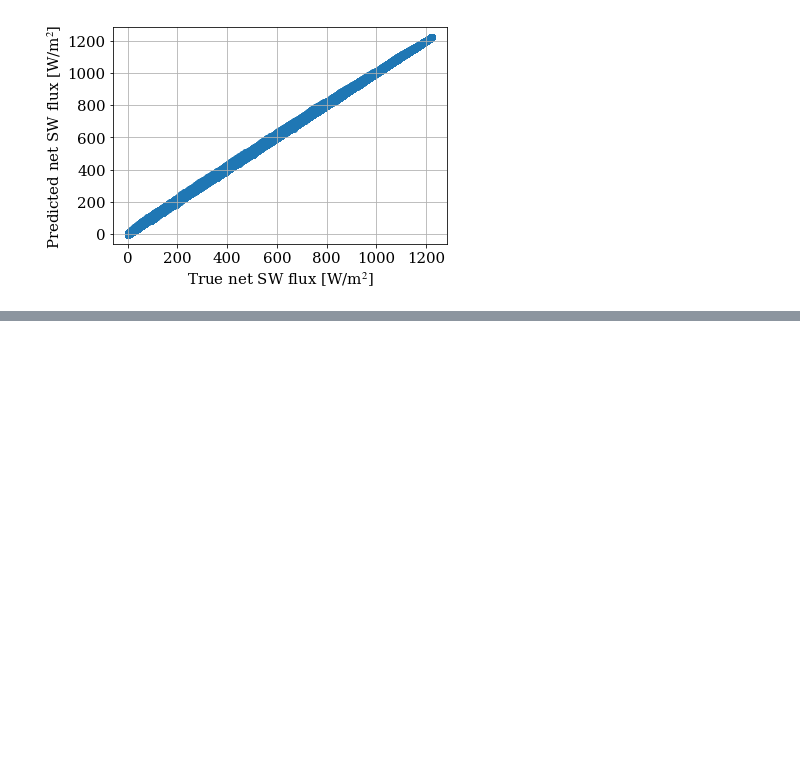
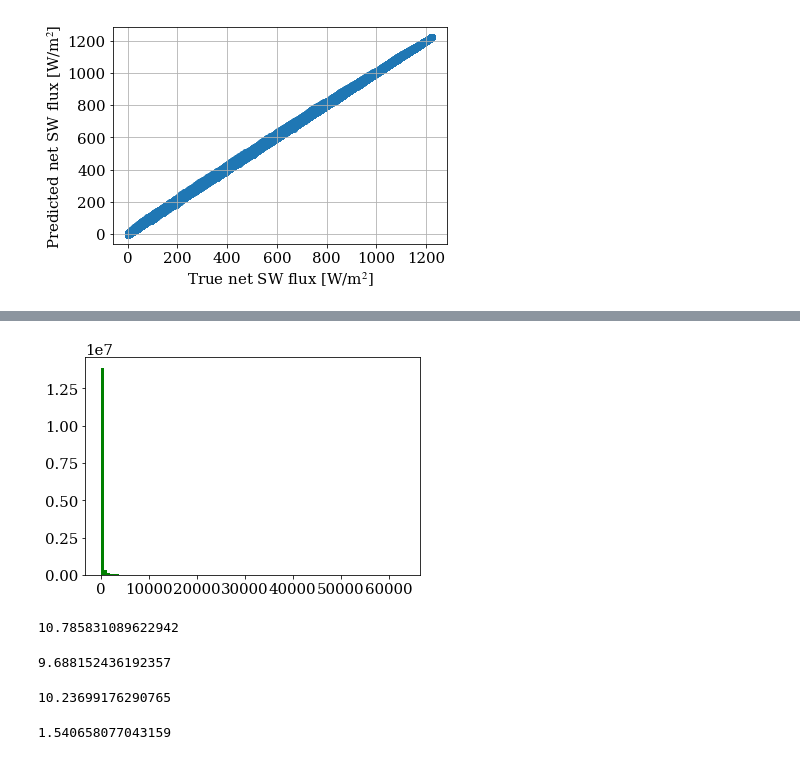
Before and after one commit to tbeucler/ml4rt, a Jupyter notebook: notebooks_tbeucler/01_Testing_published_model.ipynb, the cells around one changed output, grey strips where cells are left out. Saved outputs shown, nothing was run; the diff lists cells and outputs as text; code cells hidden in the pictures; blank space fills up the shorter version.

```diff
--- a/notebooks_tbeucler/01_Testing_published_model.ipynb
+++ b/notebooks_tbeucler/01_Testing_published_model.ipynb
@@ -462,0 +551,12 @@ Fnet_surf_av
+# %%
+plt.hist(((F_truth2017[ibeg:iend,:]-F_pred2017)**2).flatten(),bins=100,color='g');
+# %% [output]
+[figure, added]
+# %%
+mse2019
+# %% [output]
+10.785831089622942
+# %%
+mse2020
+# %% [output]
+9.688152436192357
@@ -462,0 +565,8 @@ Fnet_surf_av
+# %%
+mse201920
+# %% [output]
+10.23699176290765
+# %%
+med2019
+# %% [output]
+1.540658077043159
```
Also changed, not shown: parts of 77 cells of this notebook, 5 other files.
